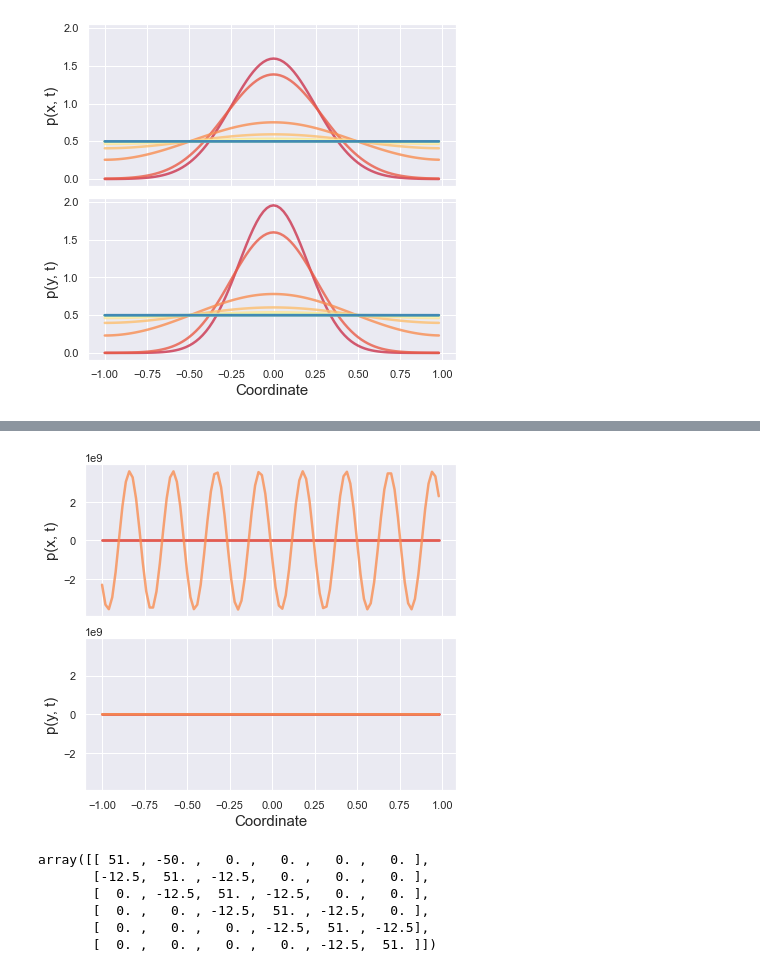
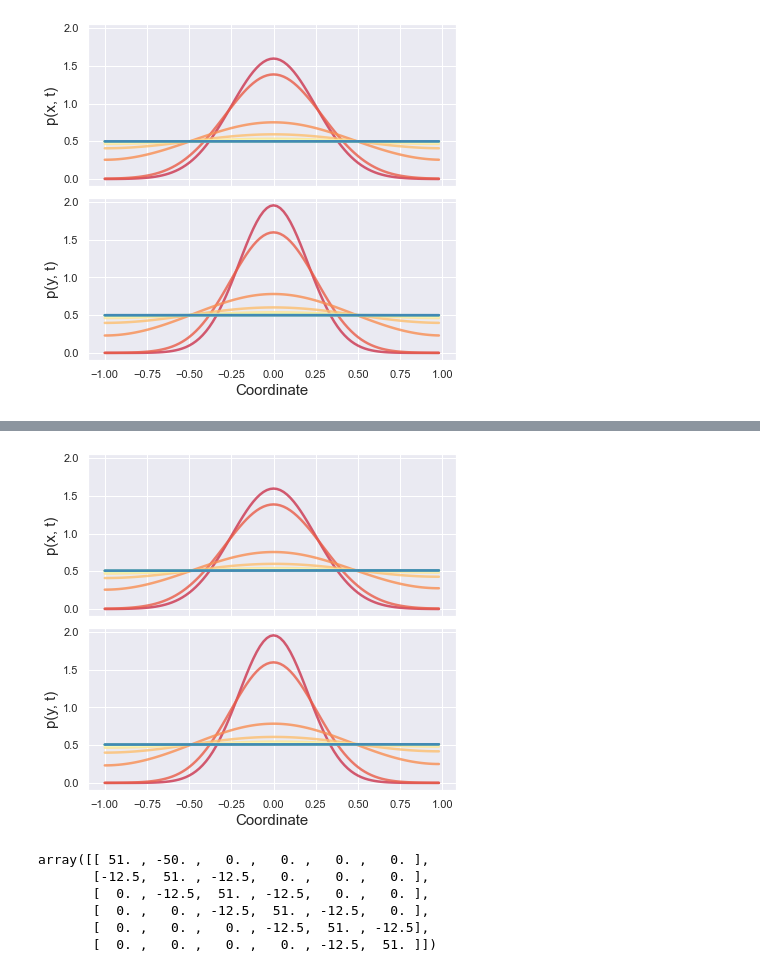
Before and after one commit to StevenJLarge/FokkerPlanck, a Jupyter notebook: notebooks/09-slarge-2d-integration-pt2.ipynb, the cells around one changed output, grey strips where cells are left out. Drawn from its saved outputs; the diff is of its cells as text; code cells hidden in the pictures.

```diff
--- a/notebooks/09-slarge-2d-integration-pt2.ipynb
+++ b/notebooks/09-slarge-2d-integration-pt2.ipynb
@@ -442,20 +442,18 @@ plt.show()
 # %%
 fig, ax = plt.subplots(2, 1, figsize=(6, 5.5), sharex=True, sharey=True)
 Pal = sns.color_palette("Spectral", len(prob_x_tracker))
 
 for i, (py, px) in enumerate(zip(prob_y_tracker_hard, prob_x_tracker_hard)):
     ax[0].plot(x_array, px, color=Pal[i], alpha=0.8, linewidth=2.5)
     ax[1].plot(x_array, py, color=Pal[i], alpha=0.8, linewidth=2.5)
-    if i > 1:
-        break
 
 ax[0].set_ylabel(r"p(x, t)", fontsize=15)
 ax[1].set_ylabel(r"p(y, t)", fontsize=15)
 ax[1].set_xlabel(r"Coordinate", fontsize=15)
 plt.tight_layout()
 plt.show()
 # %% [output]
-[figure, old version]
+[figure, new version]
 # %%
 fpe_2d_hard.AMat[:6, :6].toarray()
 # %% [output]
```
Also changed, not shown: parts of 2 cells of this notebook, 2 other files.
